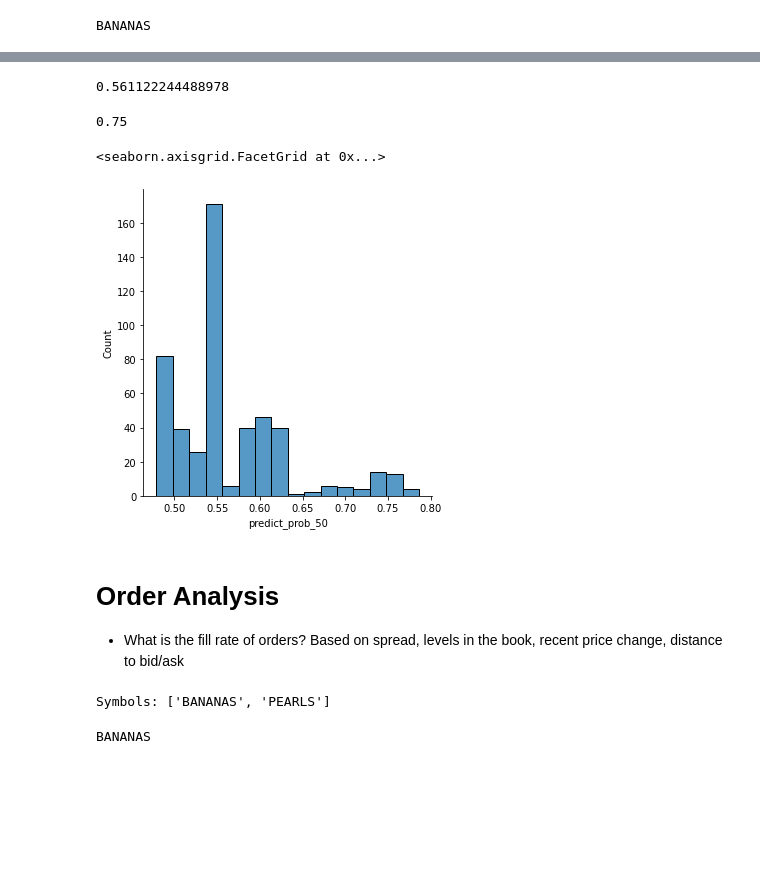
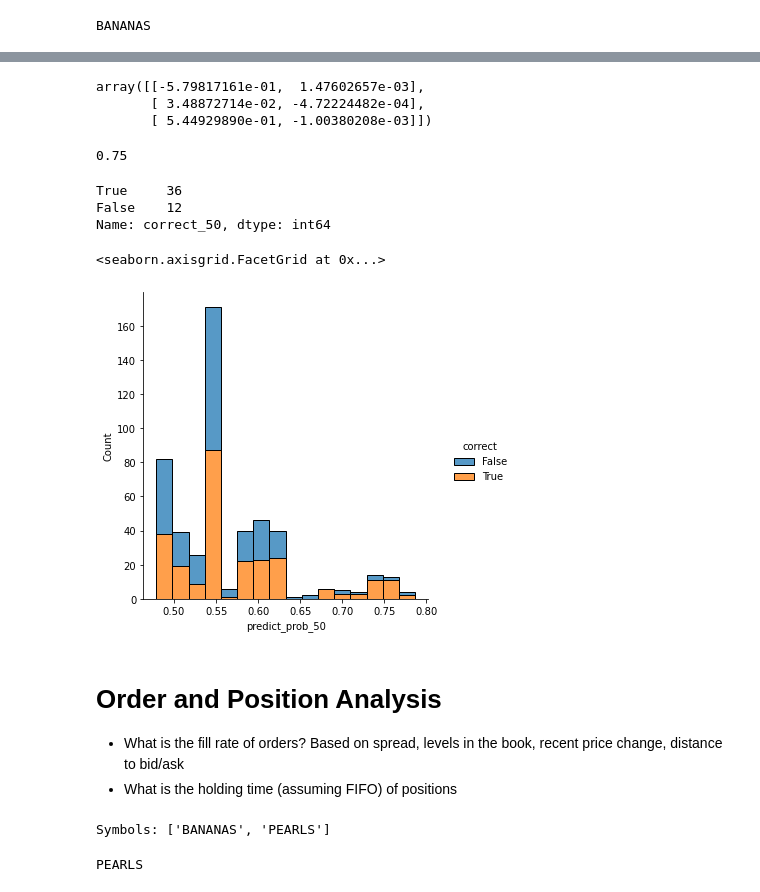
Before and after one commit to XiuLuoShen/imc_prosperity, a Jupyter notebook: ResultsAnalysis.ipynb, the cells around one changed output, grey strips where cells are left out. Drawn from its saved outputs; the diff is of its cells as text; code cells hidden in the pictures; blank space fills up the shorter version.

```diff
--- a/ResultsAnalysis.ipynb
+++ b/ResultsAnalysis.ipynb
@@ -941,7 +1013,9 @@ md_preprocess(quote)
 # %% [output]
 BANANAS
 # %%
-features = ['dist_fair_full']
+features = ['dist_fair_v1', 'spread']
+# ,'mid_px_mavg10_norm', 'bid_improve', 'ask_improve', 'bid_revert','ask_revert']
+
 labels = []
 for t in [1, 5, 10, 20, 30, 50, 100]:
     labels.append(f'fpx_move_{t}')
@@ -950,11 +1022,18 @@ total_samples = len(quote)
 # %%
+total_samples = len(quote)
 train_samples = total_samples//4
 
 train_data = quote.iloc[:train_samples][features+labels]
 X_train = train_data[features].values
 clfs = {}
 
-
 for t in [1, 5, 10, 20, 30, 50, 100]:
     y_train = train_data[f'fpx_move_{t}'].values
     clfs[t] = LogisticRegression(random_state=0).fit(X_train, y_train)
+
+for t in [1, 5, 10, 20, 30, 50, 100]:
+    probs = clfs[t].predict_proba(X_train)
+    train_data[f'predict_{t}'] = clfs[t].classes_[probs.argmax(axis=1)]
+    train_data[f'predict_prob_{t}'] = probs.max(axis=1)
+    train_data[f'correct_{t}'] = train_data[f'predict_{t}'] == train_data[f'fpx_move_{t}']
+    print('{} {:.3}'.format(t, train_data[f'correct_{t}'].mean()))
@@ -961,24 +1048,24 @@ for t in [1, 5, 10, 20, 30, 50, 100]:
-# %%
-for t in [50]:
-    probs = clfs[t].predict_proba(X_train)
-    train_data[f'predict_{t}'] = clfs[t].classes_[probs.argmax(axis=1)]
-    train_data[f'predict_prob_{t}'] = probs.max(axis=1)
-    # print(clfs[t].score(X_train, y_train[t]))
-# %%
-train_data['correct'] = train_data['predict_50'] == train_data['fpx_move_50']
-# %%
-train_data['correct'].mean()
-# %% [output]
-0.561122244488978
-# %%
-train_data.loc[train_data['predict_prob_50'] > 0.65]['correct'].mean()
-# %% [output]
-0.75
+# %%
+clfs[10].coef_
+# %% [output]
+array([[-5.79817161e-01,  1.47602657e-03],
+       [ 3.48872714e-02, -4.72224482e-04],
+       [ 5.44929890e-01, -1.00380208e-03]])
+# %%
+temp = train_data.loc[train_data['predict_prob_50'] > 0.65]
+print(temp['correct_50'].mean())
+temp['correct_50'].value_counts()
+# %% [output]
+0.75
+True     36
+False    12
+Name: correct_50, dtype: int64
 # %%
-sns.displot(train_data['predict_prob_50'])
+sns.displot(x='predict_prob_50',data=train_data, hue='correct',multiple='stack')
 # %% [output]
 <seaborn.axisgrid.FacetGrid at 0x...>
-[figure, old version]
+[figure, new version]
 # %% [markdown]
-# Order Analysis
+# Order and Position Analysis
 - What is the fill rate of orders? Based on spread, levels in the book, recent price change, distance to bid/ask
+- What is the holding time (assuming FIFO) of positions
@@ -994,12 +1113,19 @@ symbols = ['BANANAS', 'PEARLS']
 # %% [output]
 Symbols: ['BANANAS', 'PEARLS']
 # %%
-sym = symbols[0]
+sym = symbols[1]
 print(sym)
 quote = dfs['order_depths'][sym].copy()
+market_trades = dfs['market_trades'][sym].copy()
+fills = dfs['own_trades'][sym].copy()
+positions = dfs['positions'][sym].copy()
+
 orders = dfs['orders'][sym].copy()
 orders = orders.loc[orders.quantity != 0].copy()
-md_preprocess(quote)
+quote = md_preprocess(quote)
 orders = orders.merge(quote, how='left',on=['symbol','timestamp'], suffixes=('','_q'))
+orders = orders.merge(positions, how='left',on=['symbol','timestamp'], suffixes=('','_p'))
+
+order_analysis(orders)
 # %% [output]
-BANANAS
+PEARLS
```
Also changed, not shown: parts of 60 cells of this notebook, 5 other files.
